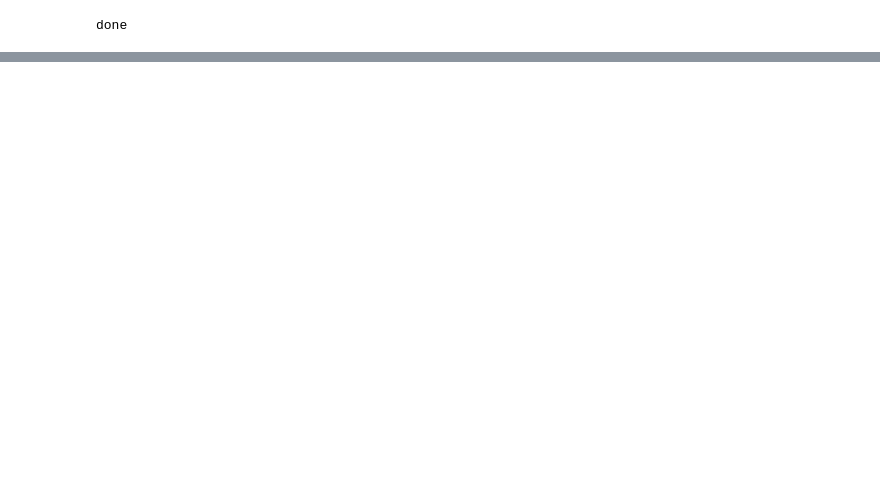
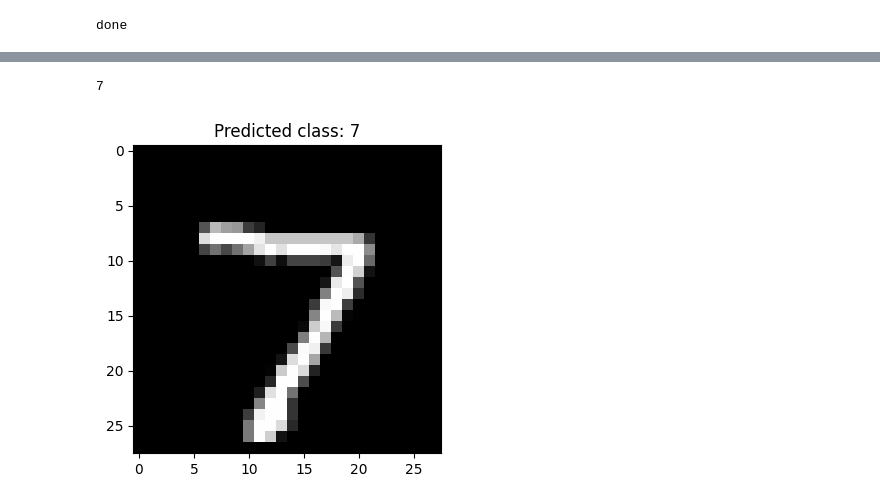
Before and after one commit to Ev-Hoang/Machine-Learning-Studies, a Jupyter notebook: Supervise Learning/CNN.ipynb, the cells around one changed output, grey strips where cells are left out. Drawn from its saved outputs; the diff is of its cells as text; code cells hidden in the pictures; blank space fills up the shorter version.

```diff
--- a/Supervise Learning/CNN.ipynb
+++ b/Supervise Learning/CNN.ipynb
@@ -75,0 +80,3 @@ done
+# %%
+import numpy as np
+sample_image = x_test[0]
@@ -75,0 +93,12 @@ done
+# %%
+predicted_class = np.argmax(predictions)
+print(predicted_class)
+# %% [output]
+7
+# %%
+plt.figure(figsize=(4,4))
+plt.imshow(sample_image, cmap = "gray")
+plt.title(f"Predicted class: {predicted_class}")
+plt.show()
+# %% [output]
+[figure, added]
```
Also changed, not shown: parts of 7 cells of this notebook, 6 other files.
